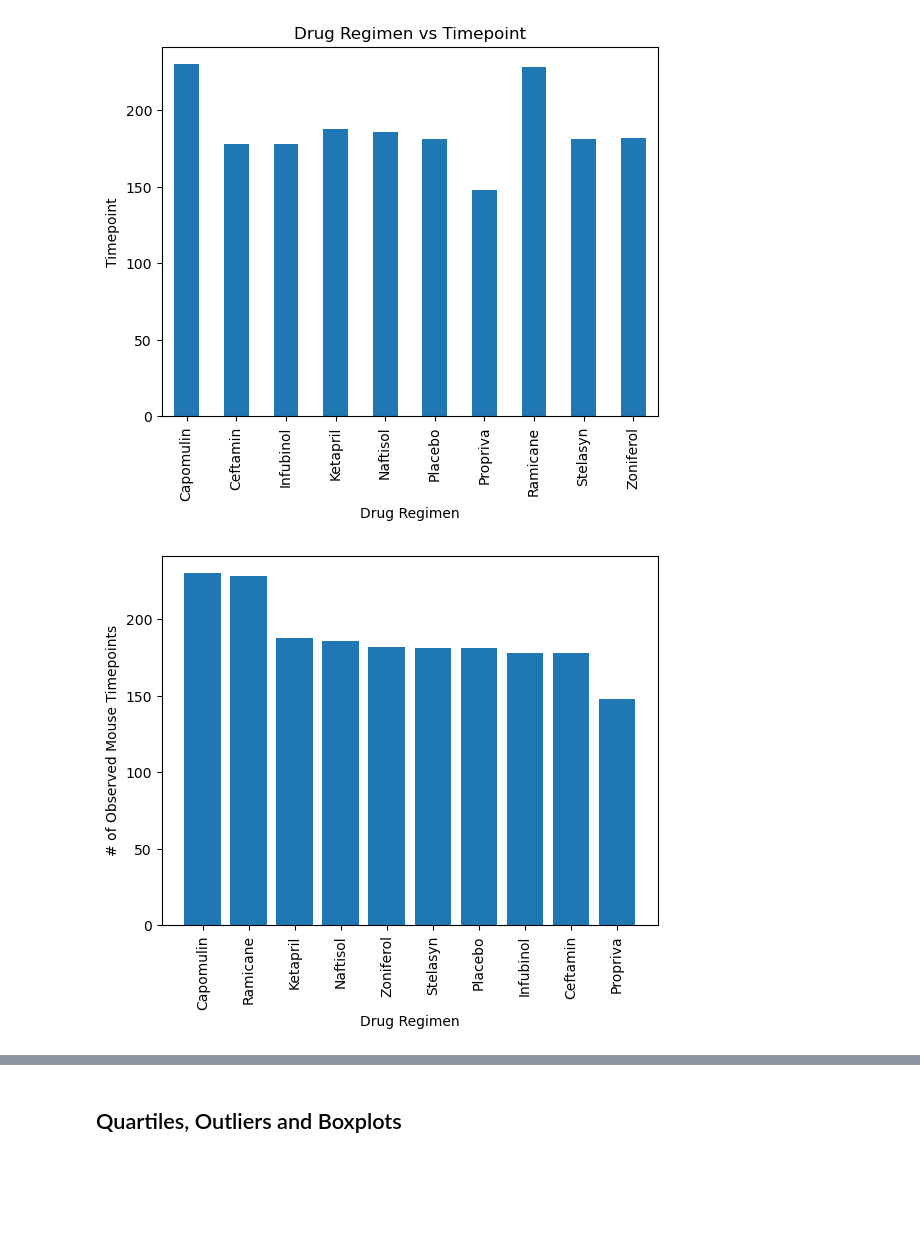
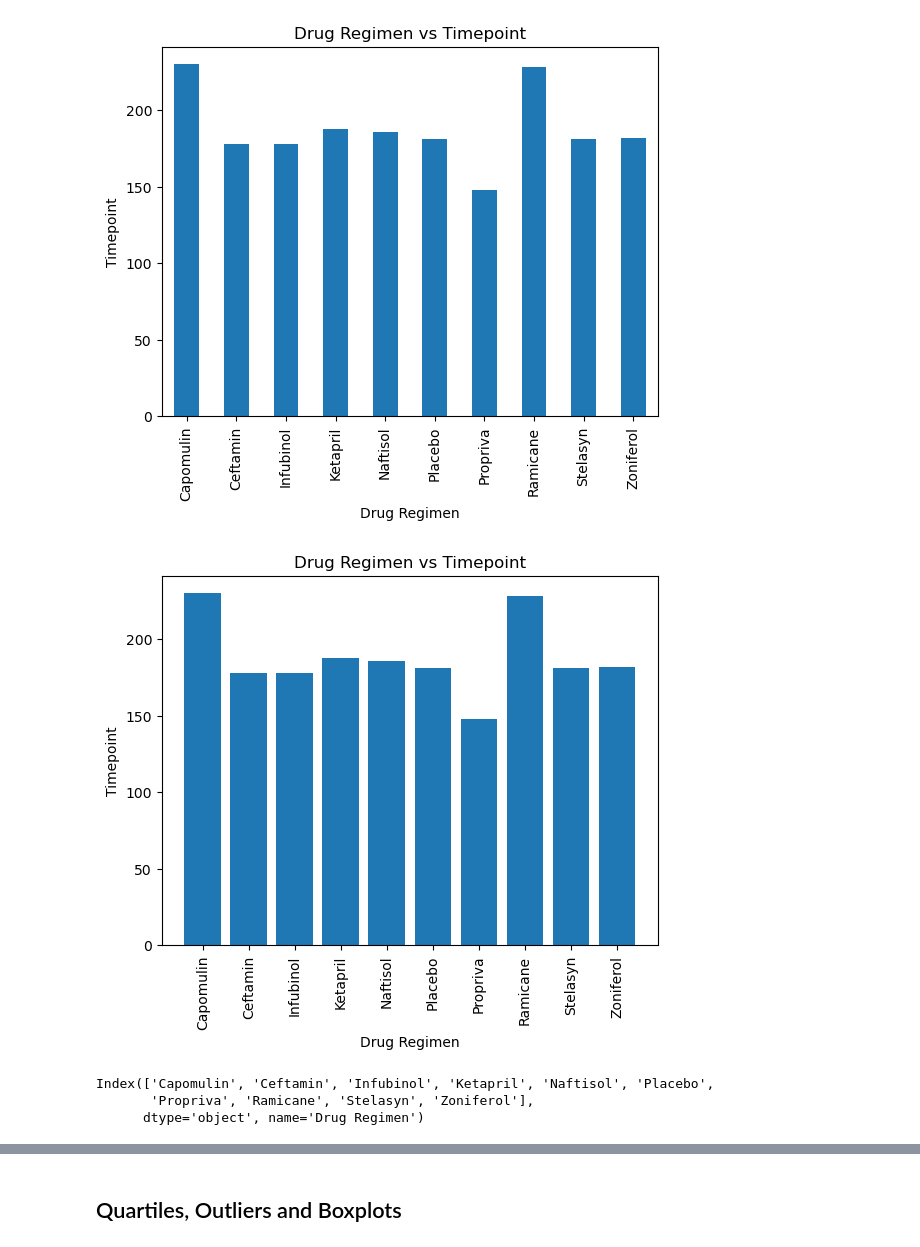
Before and after one commit to schr0841/Pymaceuticals, a Jupyter notebook: pymaceuticals.ipynb, the cells around one changed output, grey strips where cells are left out. Cells and saved outputs as stored; diff of their text form; code cells hidden in the pictures; blank space fills up the shorter version.

```diff
--- a/pymaceuticals.ipynb
+++ b/pymaceuticals.ipynb
@@ -177,7 +178,17 @@ df3.plot(x="Drug Regimen", y='Timepoint', kind='bar', xlabel="Drug Regimen", yla
 [figure]
 # %%
 # Generate a bar plot showing the total number of rows (Mouse ID/Timepoints) for each drug regimen using pyplot.
+plt.bar(df3.index, height=df3)
+plt.xticks(rotation='vertical')
+plt.title("Drug Regimen vs Timepoint")
+plt.xlabel("Drug Regimen")
+plt.ylabel("Timepoint")
+plt.show()
+df3.index
 # %% [output]
-[figure, old version]
+[figure, new version]
+Index(['Capomulin', 'Ceftamin', 'Infubinol', 'Ketapril', 'Naftisol', 'Placebo',
+       'Propriva', 'Ramicane', 'Stelasyn', 'Zoniferol'],
+      dtype='object', name='Drug Regimen')
 # %%
 # Generate a pie plot showing the distribution of female versus male mice using Pandas
```
Also changed, not shown: parts of 14 cells of this notebook.
